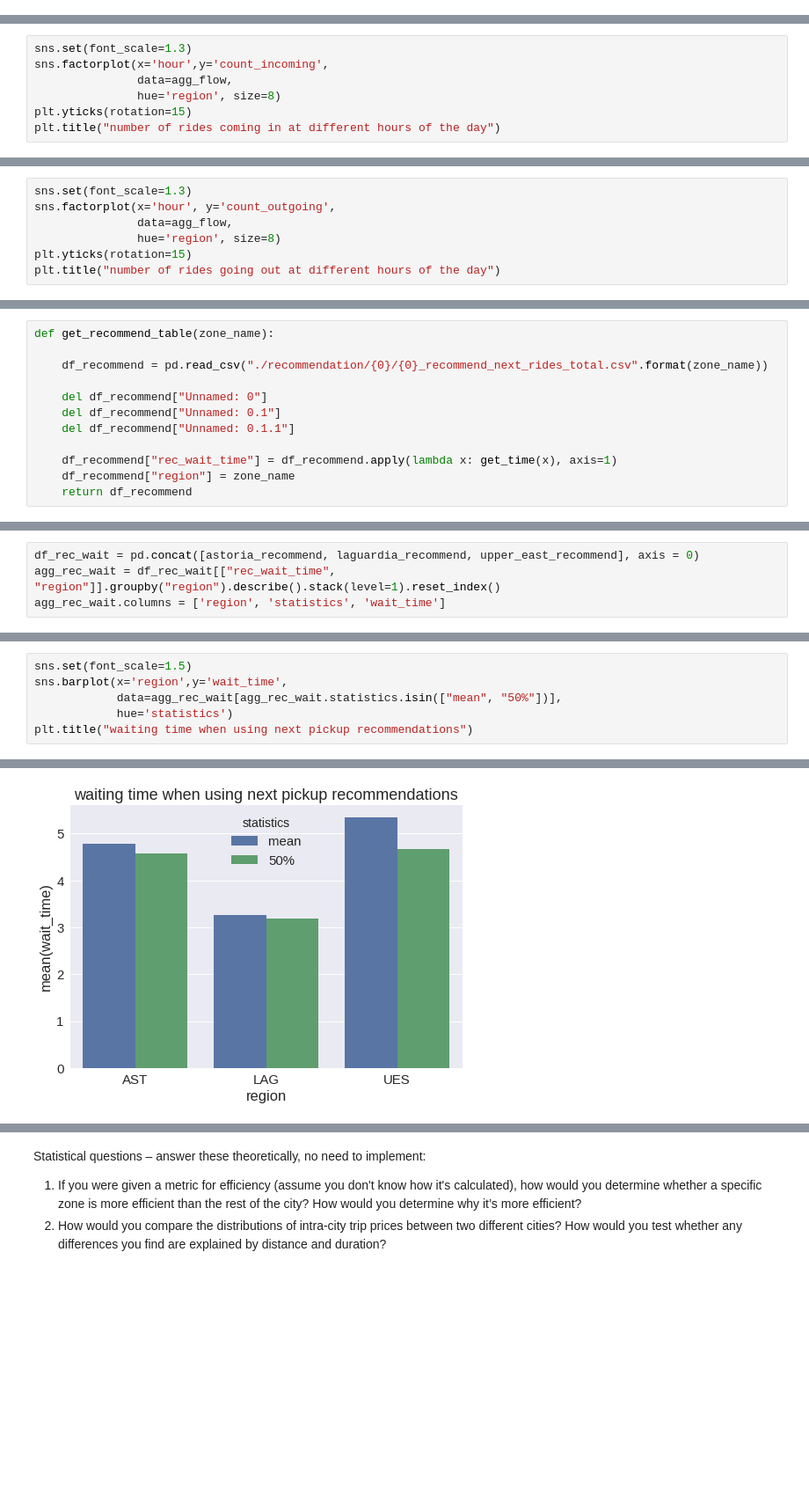
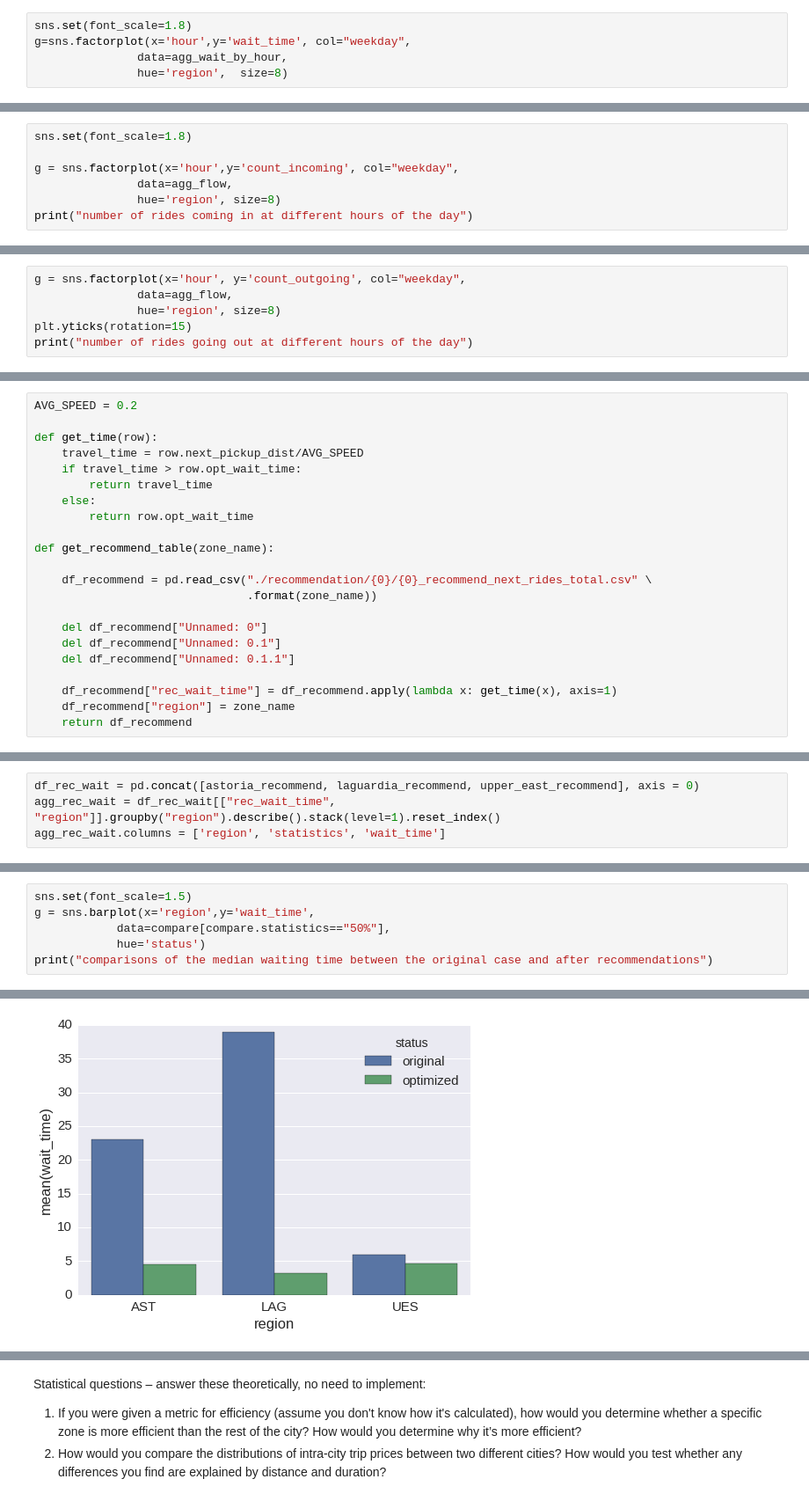
Before and after one commit to huangy22/NYC_taxi_Analysis, a Jupyter notebook: via_data_challenge_full_data.ipynb, the cells around one changed output, grey strips where cells are left out. Shown: that part at 88% size. Drawn from its saved outputs; the diff is of its cells as text; blank space fills up the shorter version.

```diff
--- a/via_data_challenge_full_data.ipynb
+++ b/via_data_challenge_full_data.ipynb
@@ -285,0 +331,5 @@ plt.title("waiting time at different hours of the day")
+# %%
+sns.set(font_scale=1.8)
+g=sns.factorplot(x='hour',y='wait_time', col="weekday",
+               data=agg_wait_by_hour,
+               hue='region',  size=8)
@@ -379,8 +481,8 @@ agg_flow.hour = agg_flow.hour.astype(int)
 # %%
-sns.set(font_scale=1.3)
-sns.factorplot(x='hour',y='count_incoming',
+sns.set(font_scale=1.8)
+
+g = sns.factorplot(x='hour',y='count_incoming', col="weekday",
                data=agg_flow,
                hue='region', size=8)
-plt.yticks(rotation=15)
-plt.title("number of rides coming in at different hours of the day")
+print("number of rides coming in at different hours of the day")
 # %% [output]
@@ -389,8 +491,7 @@ plt.title("number of rides coming in at different hours of the day")
 # %%
-sns.set(font_scale=1.3)
-sns.factorplot(x='hour', y='count_outgoing',
+g = sns.factorplot(x='hour', y='count_outgoing', col="weekday",
                data=agg_flow,
                hue='region', size=8)
 plt.yticks(rotation=15)
-plt.title("number of rides going out at different hours of the day")
+print("number of rides going out at different hours of the day")
 # %% [output]
@@ -448,7 +511,17 @@ def get_time(row):
 # %%
+AVG_SPEED = 0.2
+
+def get_time(row):
+    travel_time = row.next_pickup_dist/AVG_SPEED
+    if travel_time > row.opt_wait_time:
+        return travel_time
+    else:
+        return row.opt_wait_time
+
 def get_recommend_table(zone_name):
 
-    df_recommend = pd.read_csv("./recommendation/{0}/{0}_recommend_next_rides_total.csv".format(zone_name))
+    df_recommend = pd.read_csv("./recommendation/{0}/{0}_recommend_next_rides_total.csv" \
+                               .format(zone_name))
 
     del df_recommend["Unnamed: 0"]
     del df_recommend["Unnamed: 0.1"]
@@ -468,7 +547,7 @@ agg_rec_wait.columns = ['region', 'statistics', 'wait_time']
 # %%
 sns.set(font_scale=1.5)
-sns.barplot(x='region',y='wait_time',
-            data=agg_rec_wait[agg_rec_wait.statistics.isin(["mean", "50%"])],
-            hue='statistics')
-plt.title("waiting time when using next pickup recommendations")
+g = sns.barplot(x='region',y='wait_time',
+            data=compare[compare.statistics=="50%"],
+            hue='status')
+print("comparisons of the median waiting time between the original case and after recommendations")
 # %% [output]
@@ -476 +555 @@ plt.title("waiting time when using next pickup recommendations")
-[figure, old version]
+[figure, new version]
```
Also changed, not shown: parts of 92 cells of this notebook, 21 other files.
